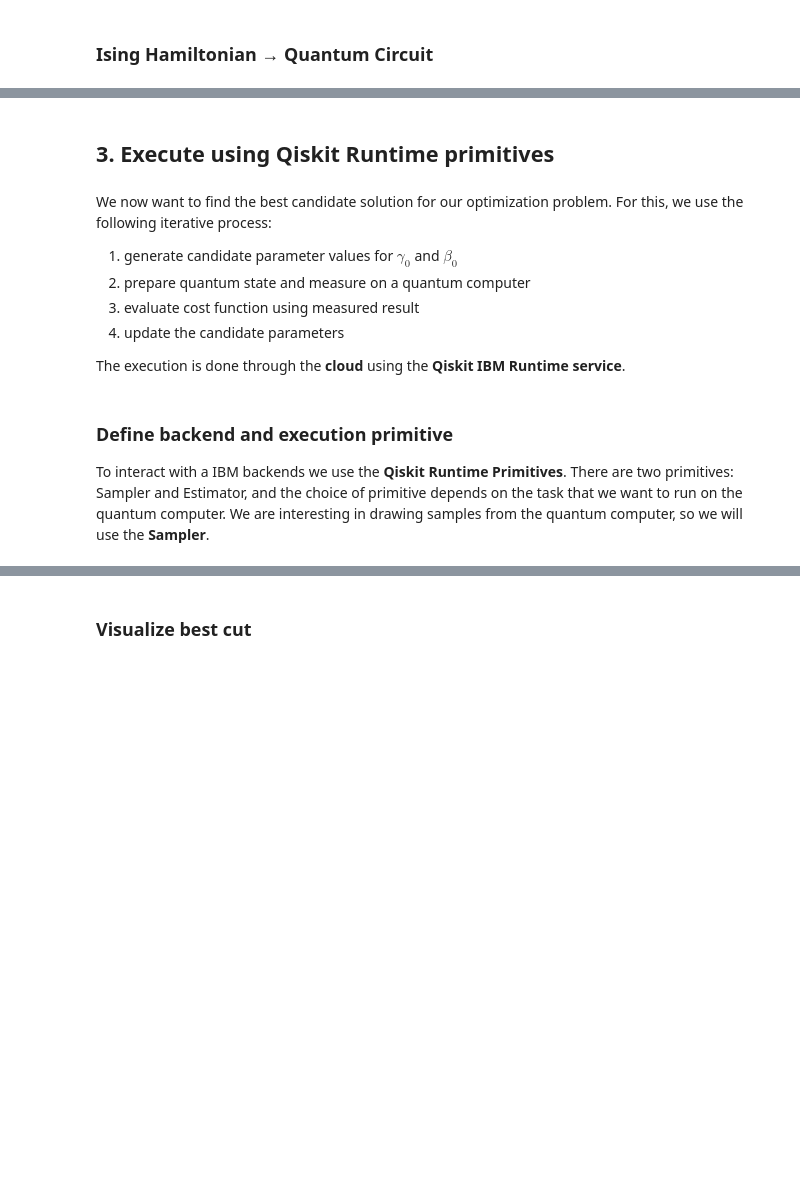
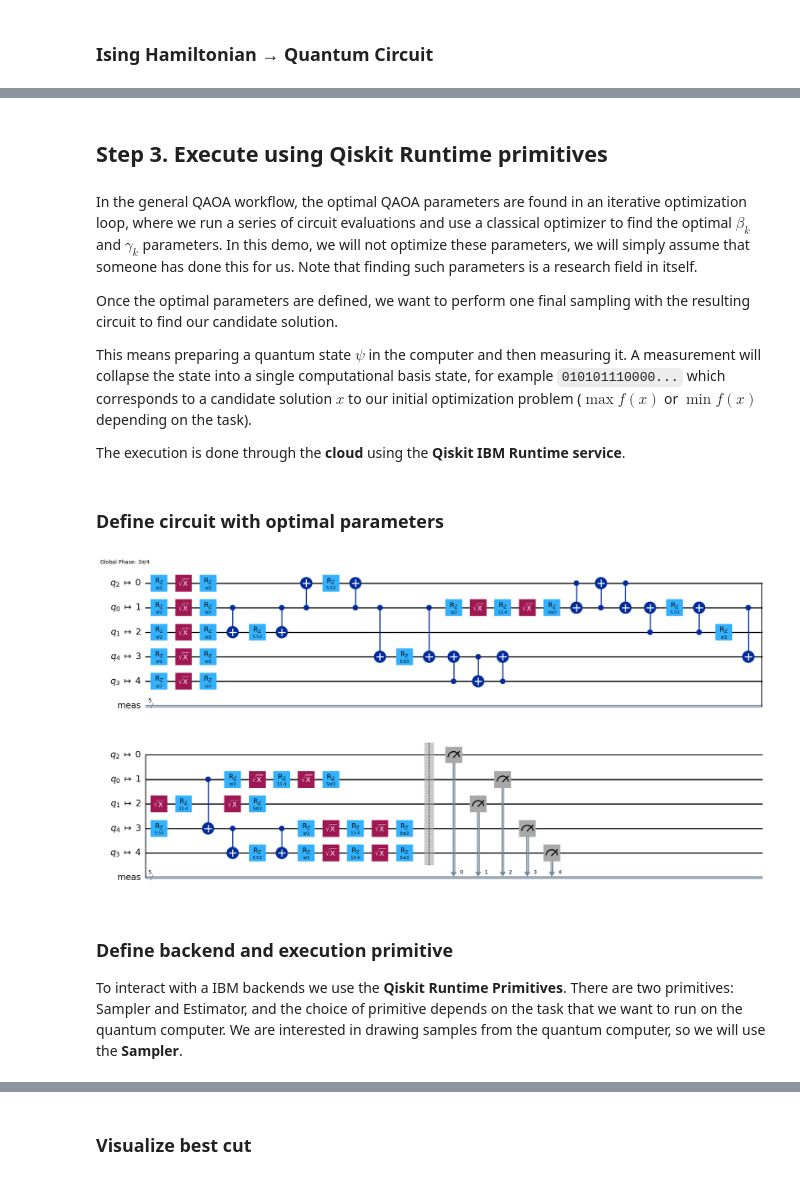
Before and after one commit to qiskit-community/qopt-best-practices, a Jupyter notebook: how_tos/qiskit_patterns.ipynb, the cells around one changed output, grey strips where cells are left out. Cells and saved outputs as stored; diff of their text form; code cells hidden in the pictures; blank space fills up the shorter version.

```diff
--- a/how_tos/qiskit_patterns.ipynb
+++ b/how_tos/qiskit_patterns.ipynb
@@ -144,15 +154,24 @@ physical_ansatz.draw('mpl', fold=False)
 # %% [markdown]
-## 3. Execute using Qiskit Runtime primitives
+## Step 3. Execute using Qiskit Runtime primitives
 # %% [markdown]
-We now want to find the best candidate solution for our optimization problem. For this, we use the following iterative process:
+In the general QAOA workflow, the optimal QAOA parameters are found in an iterative optimization loop, where we run a series of circuit evaluations and use a classical optimizer to find the optimal $\beta_k$ and $\gamma_k$ parameters. In this demo, we will not optimize these parameters, we will simply assume that someone has done this for us. Note that finding such parameters is a research field in itself.
 
-1. generate candidate parameter values for $\gamma_0$ and $\beta_0$
-2. prepare quantum state and measure on a quantum computer
-3. evaluate cost function using measured result
-4. update the candidate parameters
+Once the optimal parameters are defined, we want to perform one final sampling with the resulting circuit to find our candidate solution.
+
+This means preparing a quantum state $\psi$ in the computer and then measuring it. A measurement will collapse the state into a single computational basis state, for example `010101110000...` which corresponds to a candidate solution $x$ to our initial optimization problem ($\max f(x)$ or $\min f(x)$ depending on the task).
 
 The execution is done through the **cloud** using the **Qiskit IBM Runtime service**.
+# %% [markdown]
+### Define circuit with optimal parameters
+# %%
+optimal_gamma = 5.11350346
+optimal_beta = 5.52673212
+
+candidate_circuit = opt_circuit.assign_parameters([optimal_gamma, optimal_beta])
+candidate_circuit.draw('mpl')
+# %% [output]
+[figure, added]
 # %% [markdown]
 ### Define backend and execution primitive
 
-To interact with a IBM backends we use the **Qiskit Runtime Primitives**. There are two primitives: Sampler and Estimator, and the choice of primitive depends on the task that we want to run on the quantum computer. We are interesting in drawing samples from the quantum computer, so we will use the **Sampler**.
+To interact with a IBM backends we use the **Qiskit Runtime Primitives**. There are two primitives: Sampler and Estimator, and the choice of primitive depends on the task that we want to run on the quantum computer. We are interested in drawing samples from the quantum computer, so we will use the **Sampler**.
```
Also changed, not shown: parts of 34 cells of this notebook, 7 other files.
